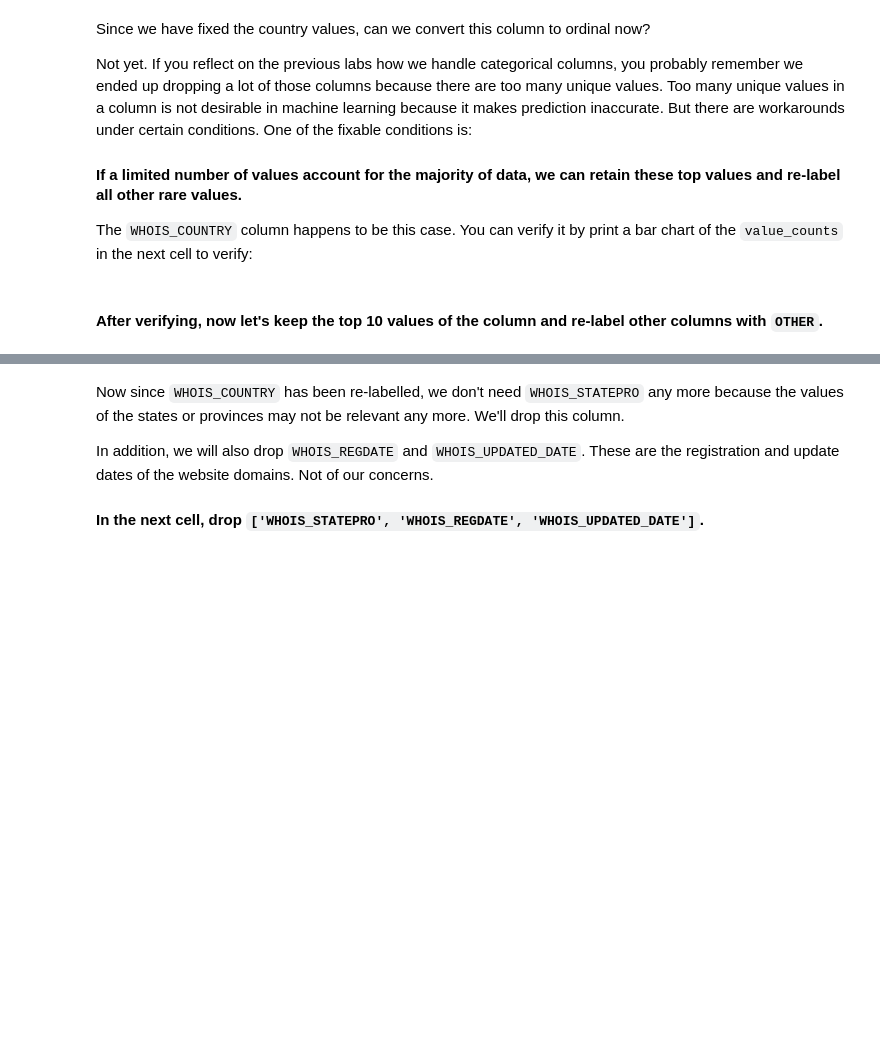
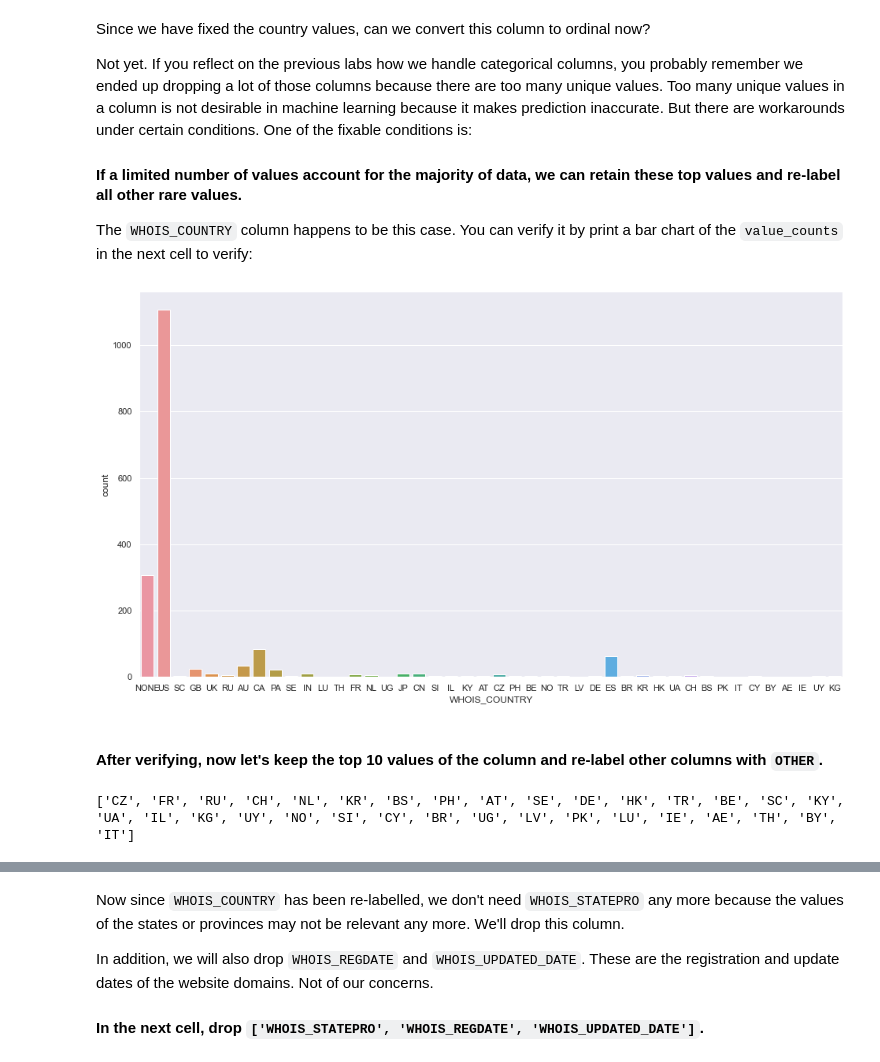
Before and after one commit to PaolaKarina/lab-supervised-learning, a Jupyter notebook: your-code/main.ipynb, the cells around one changed output, grey strips where cells are left out. Drawn from its saved outputs; the diff is of its cells as text; code cells hidden in the pictures; blank space fills up the shorter version.

```diff
--- a/your-code/main.ipynb
+++ b/your-code/main.ipynb
@@ -154,3 +260,5 @@ plt.show();
+# %%
+websites.drop(['CONTENT_LENGTH'], axis=1, inplace=True)   # Drop column 'CONTENT_LENGTH'
 # %% [markdown]
 If you remember in the previous labs, we drop a column if the column contains a high proportion of missing values. After dropping those problematic columns, we drop the rows with missing values.
 
@@ -192,0 +362,2 @@ How to handle string columns is always case by case. Let's start by working on `
+# %%
+websites.WHOIS_COUNTRY.replace('None', np.nan, inplace=True )
@@ -192,0 +374,5 @@ How to handle string columns is always case by case. Let's start by working on `
+# %%
+websites.WHOIS_COUNTRY = websites.WHOIS_COUNTRY.str.replace("[u'GB'; u'UK']", 'GB', regex=False)
+websites.WHOIS_COUNTRY = websites.WHOIS_COUNTRY.str.replace("United Kingdom", 'GB', regex=False)
+websites.WHOIS_COUNTRY = websites.WHOIS_COUNTRY.str.replace("Cyprus", 'CY', regex=False)
+websites.WHOIS_COUNTRY = websites.WHOIS_COUNTRY.str.upper()
@@ -203,2 +395,7 @@ The `WHOIS_COUNTRY` column happens to be this case. You can verify it by print a
+# %%
+sns.set_theme(style="darkgrid")
+sns.countplot(x=websites.WHOIS_COUNTRY, );
+# %% [output]
+[figure, added]
 # %% [markdown]
 #### After verifying, now let's keep the top 10 values of the column and re-label other columns with `OTHER`.
@@ -206,0 +402,11 @@ The `WHOIS_COUNTRY` column happens to be this case. You can verify it by print a
+# %%
+dict_countries =  dict(websites.WHOIS_COUNTRY.value_counts(dropna=False))
+
+
+OTHERS = []
+for k,v in dict_countries.items():
+    if v < 10:
+        OTHERS.append(k)
+print(OTHERS)
+# %% [output]
+['CZ', 'FR', 'RU', 'CH', 'NL', 'KR', 'BS', 'PH', 'AT', 'SE', 'DE', 'HK', 'TR', 'BE', 'SC', 'KY', 'UA', 'IL', 'KG', 'UY', 'NO', 'SI', 'CY', 'BR', 'UG', 'LV', 'PK', 'LU', 'IE', 'AE', 'TH', 'BY', 'IT']
```
Also changed, not shown: parts of 57 cells of this notebook.
